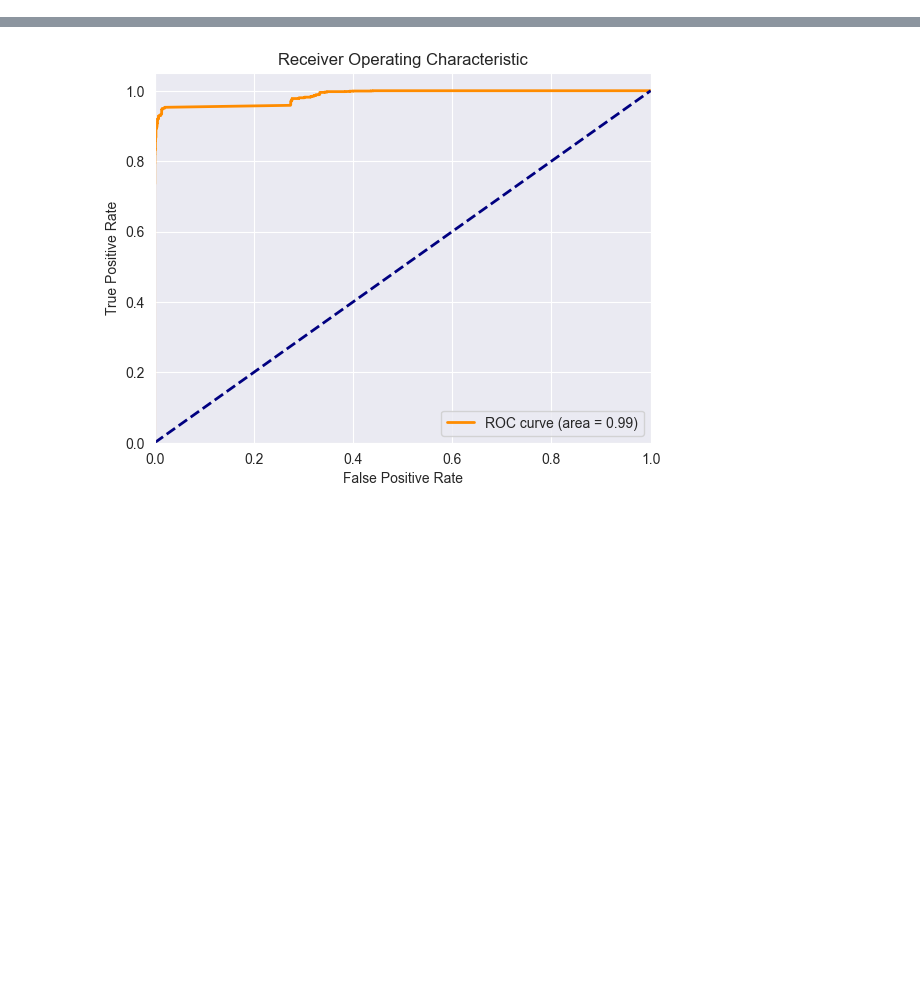
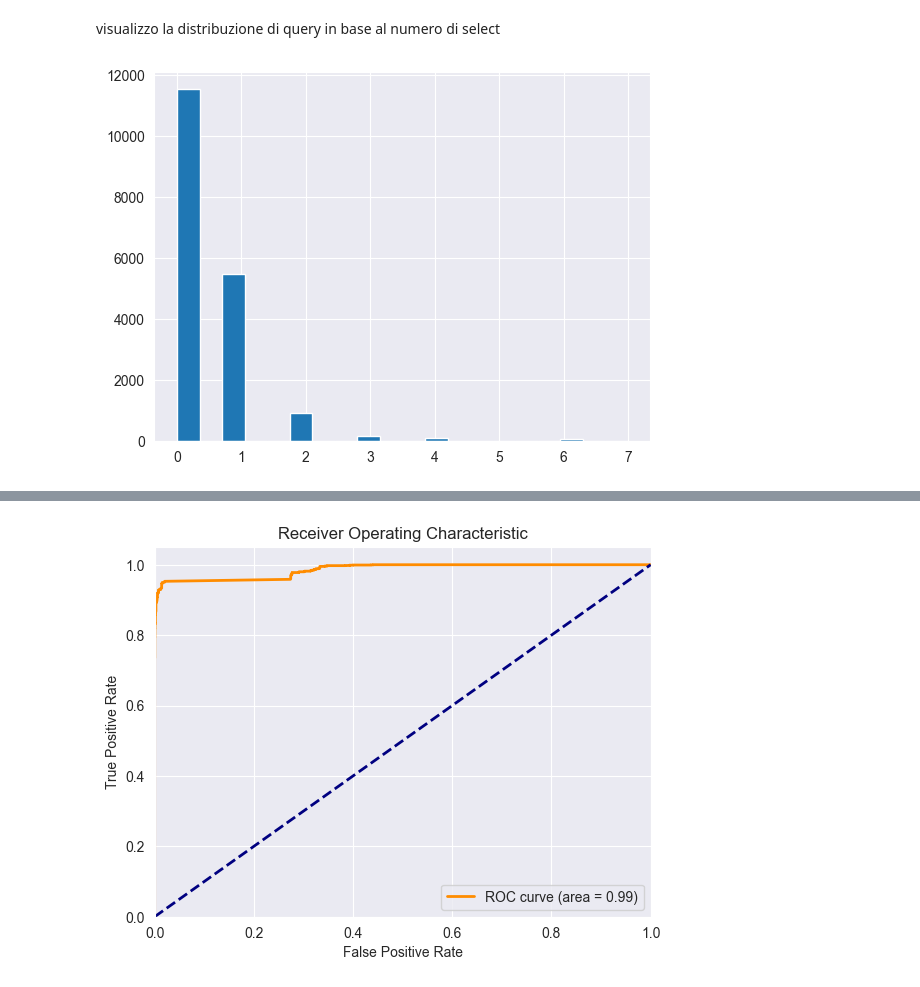
Before and after one commit to Dabi1290/S.I.D, a Jupyter notebook: Naive_Bayes.ipynb, the cells around one changed output, grey strips where cells are left out. Cells and saved outputs as stored; diff of their text form; code cells hidden in the pictures; blank space fills up the shorter version.

```diff
--- a/Naive_Bayes.ipynb
+++ b/Naive_Bayes.ipynb
@@ -23,0 +167,8 @@ y_pred = clf.predict(x_test)
+# %% [markdown]
+visualizzo la distribuzione di query in base al numero di select
+# %%
+import matplotlib.pyplot as plt
+df['Select_Count'].hist(bins=20)
+plt.show()
+# %% [output]
+[figure, added]
```
Also changed, not shown: parts of 32 cells of this notebook.
